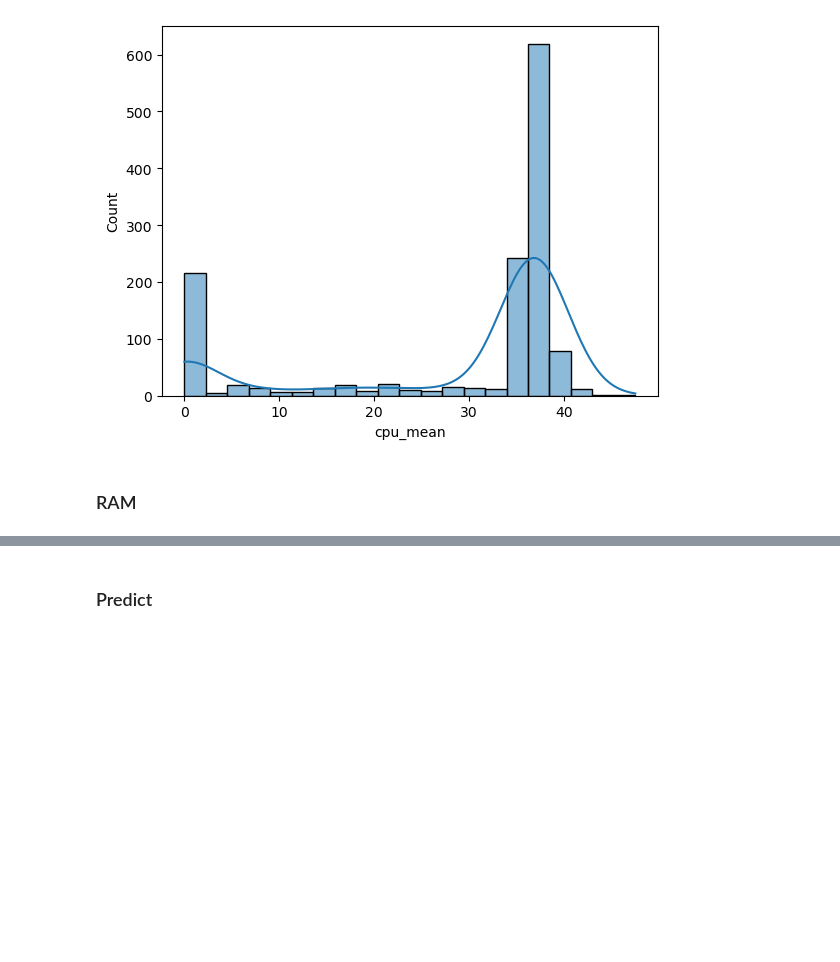
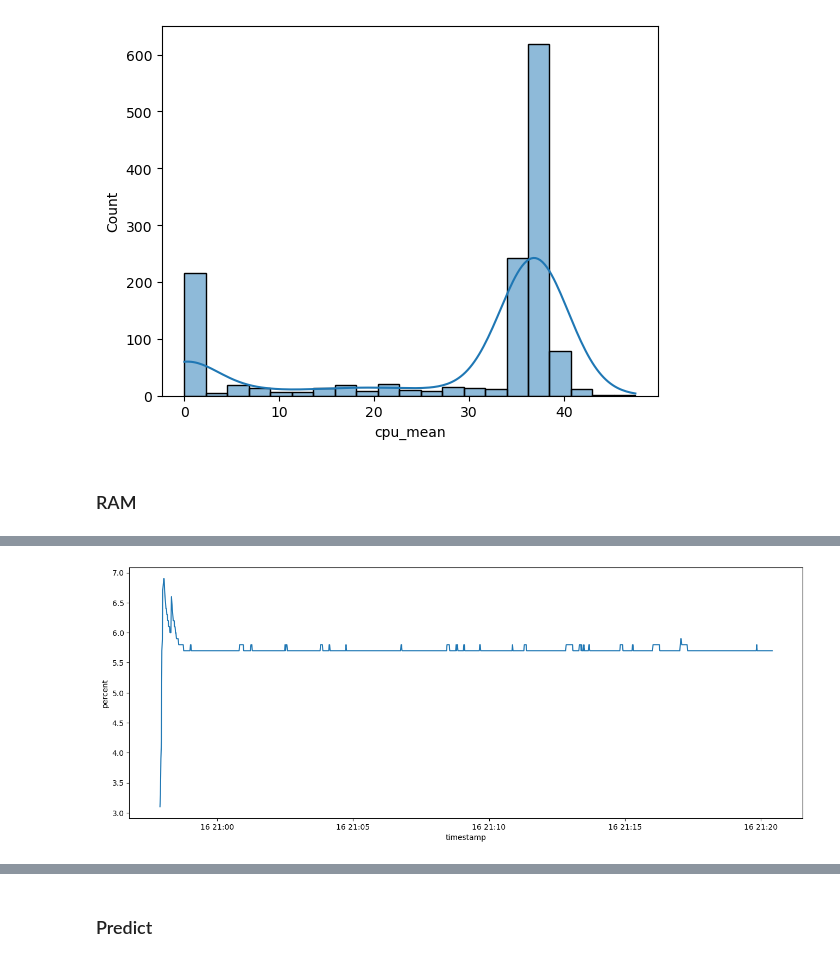
Before and after one commit to G4brielLB/cv-system-multiagent, a Jupyter notebook: data-analysis/analysis.ipynb, the cells around one changed output, grey strips where cells are left out. Drawn from its saved outputs; the diff is of its cells as text; code cells hidden in the pictures; blank space fills up the shorter version.

```diff
--- a/data-analysis/analysis.ipynb
+++ b/data-analysis/analysis.ipynb
@@ -55,3 +52,9 @@ ds_sram.head()
 | 2 | 2026-04-16 20:57:56.316862 | 17002643456 | 16336879616 | 665763840 | 3.9 | 15495741440 | 912654336 | 353517568 | 40632320 | 919076864 |
 | 3 | 2026-04-16 20:57:57.472619 | 17002643456 | 16293068800 | 709574656 | 4.2 | 15451930624 | 982745088 | 353517568 | 40632320 | 919076864 |
 | 4 | 2026-04-16 20:57:58.476418 | 17002643456 | 16040067072 | 962576384 | 5.7 | 15198912512 | 1198522368 | 353533952 | 40648704 | 919076864 |
+# %%
+plt.figure(figsize=(16, 6))
+sns.lineplot(data=ds_sram.sort_values(by='timestamp'), x="timestamp", y="percent")
+plt.show()
+# %% [output]
+[figure, added]
```
Also changed, not shown: parts of 11 cells of this notebook, 52 other files.
